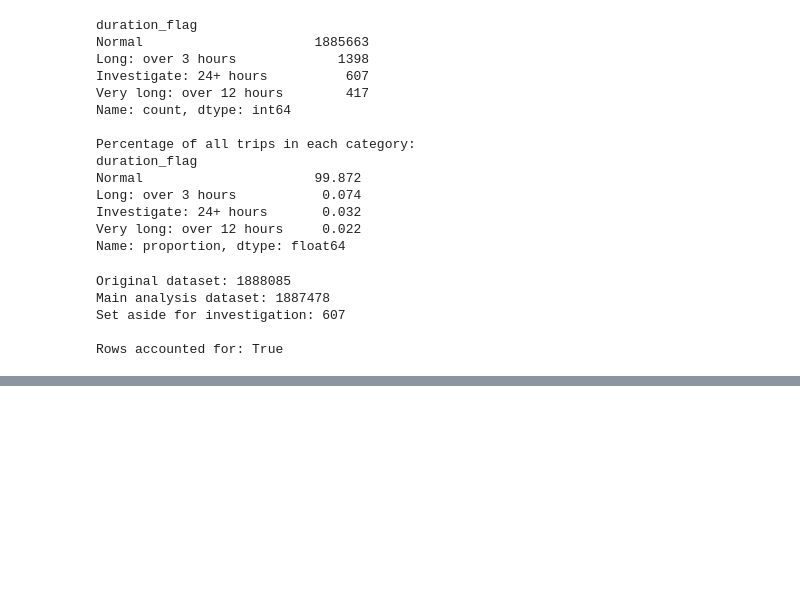
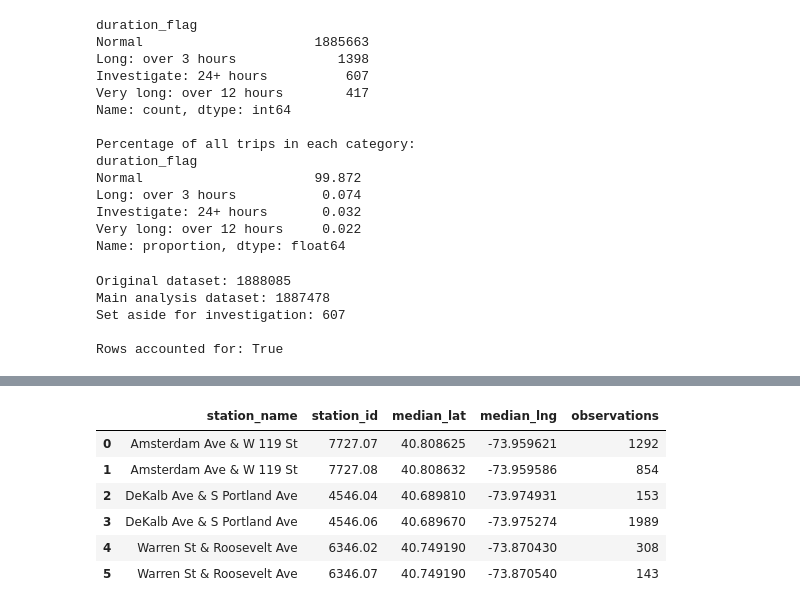
Before and after one commit to Gaurav7877/nyc-bike-intelligence, a Jupyter notebook: notebooks/02_inspect_raw_data.ipynb, the cells around one changed output, grey strips where cells are left out. Saved outputs shown, nothing was run; the diff lists cells and outputs as text; code cells hidden in the pictures; blank space fills up the shorter version.

```diff
--- a/notebooks/02_inspect_raw_data.ipynb
+++ b/notebooks/02_inspect_raw_data.ipynb
@@ -517,0 +831,16 @@ Rows accounted for: True
+# %%
+# Identify station names whose IDs remain different
+unresolved_names = normalized_counts[
+    normalized_counts > 1
+].index
+
+# Display their original and normalized IDs
+unresolved_stations = station_id_pairs_check[
+    station_id_pairs_check["station_name"].isin(unresolved_names)
+].sort_values("station_name")
+
+display(
+    unresolved_stations[
+        ["station_name", "station_id", "normalized_id"]
+    ]
+)
@@ -517,0 +855,49 @@ Rows accounted for: True
+# %%
+# Combine station IDs, names, and coordinates from both trip endpoints
+start_locations = df_main[
+    ["start_station_id", "start_station_name", "start_lat", "start_lng"]
+].copy()
+
+start_locations.columns = [
+    "station_id", "station_name", "lat", "lng"
+]
+
+end_locations = df_main[
+    ["end_station_id", "end_station_name", "end_lat", "end_lng"]
+].copy()
+
+end_locations.columns = [
+    "station_id", "station_name", "lat", "lng"
+]
+
+all_locations = pd.concat(
+    [start_locations, end_locations],
+    ignore_index=True
+)
+
+# Focus on the three unresolved station names
+unresolved_locations = all_locations[
+    all_locations["station_name"].isin(unresolved_names)
+]
+
+# Calculate representative coordinates for each station ID
+location_summary = (
+    unresolved_locations
+    .groupby(["station_name", "station_id"])
+    .agg(
+        median_lat=("lat", "median"),
+        median_lng=("lng", "median"),
+        observations=("lat", "count")
+    )
+    .reset_index()
+)
+
+display(location_summary)
+# %% [output]
+|  | station_name | station_id | median_lat | median_lng | observations |
+| 0 | Amsterdam Ave & W 119 St | 7727.07 | 40.808625 | -73.959621 | 1292 |
+| 1 | Amsterdam Ave & W 119 St | 7727.08 | 40.808632 | -73.959586 | 854 |
+| 2 | DeKalb Ave & S Portland Ave | 4546.04 | 40.689810 | -73.974931 | 153 |
+| 3 | DeKalb Ave & S Portland Ave | 4546.06 | 40.689670 | -73.975274 | 1989 |
+| 4 | Warren St & Roosevelt Ave | 6346.02 | 40.749190 | -73.870430 | 308 |
+| 5 | Warren St & Roosevelt Ave | 6346.07 | 40.749190 | -73.870540 | 143 |
```
Also changed, not shown: parts of 17 cells of this notebook.
